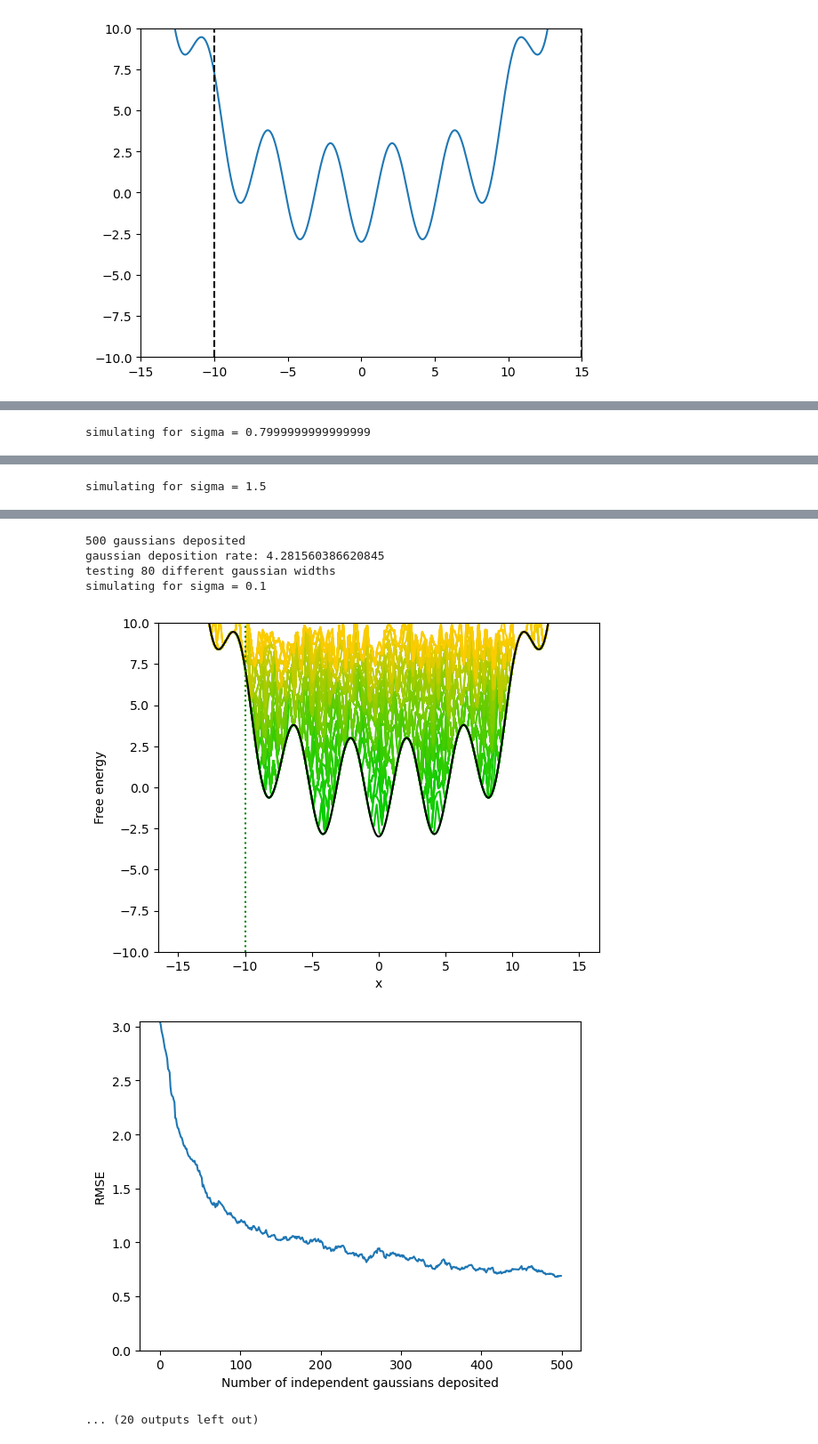
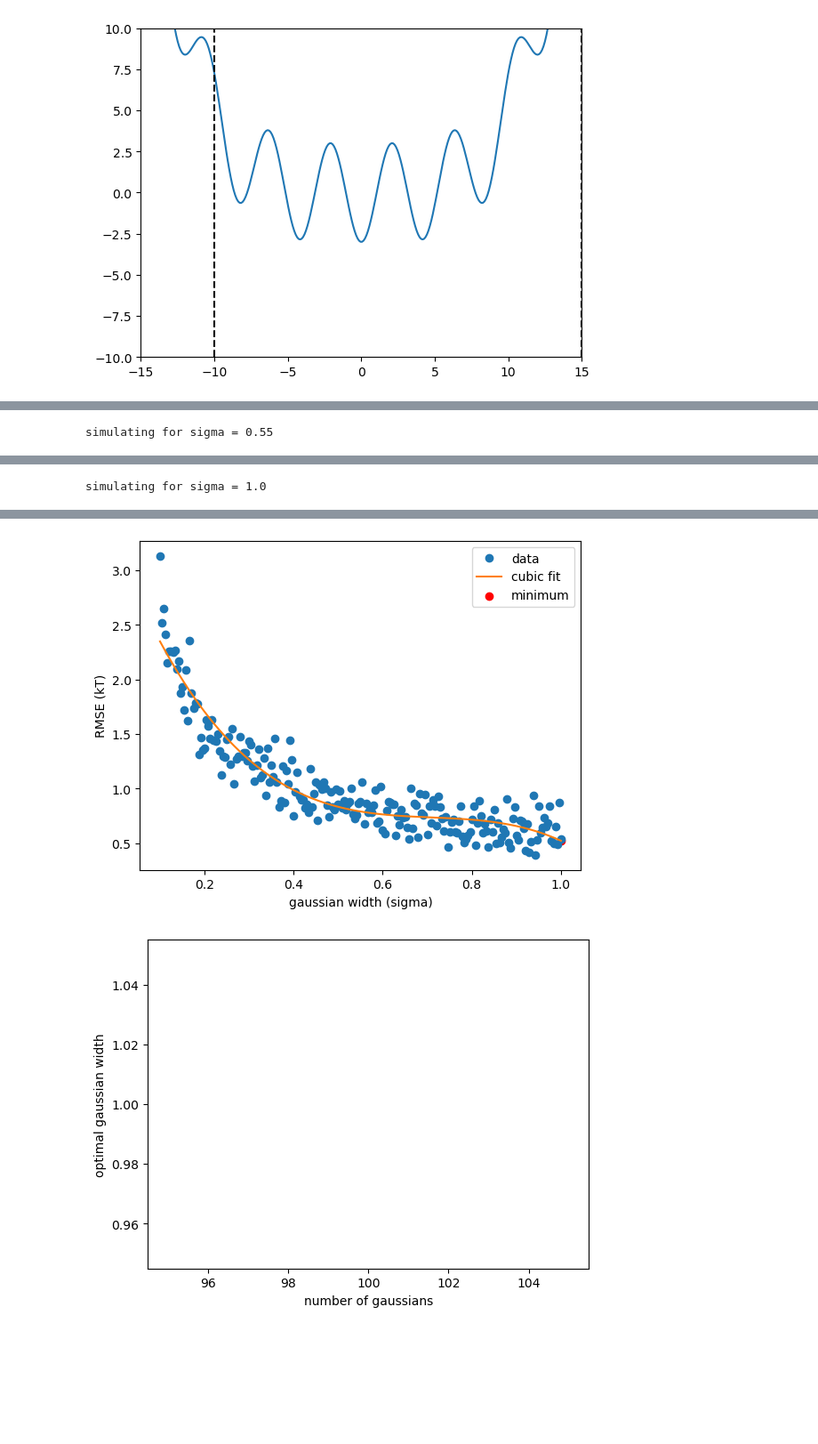
Before and after one commit to JonathanHB/mtd_gaussian_width_optimization, a Jupyter notebook: stochastic_model_v1.2_runtime_optimization.ipynb, the cells around one changed output, grey strips where cells are left out. Shown at 89% size. Saved outputs shown, nothing was run; the diff lists cells and outputs as text; code cells hidden in the pictures; blank space fills up the shorter version.

Commit message:
going to make figures

```diff
--- a/stochastic_model_v1.2_runtime_optimization.ipynb
+++ b/stochastic_model_v1.2_runtime_optimization.ipynb
@@ -156,12 +151,12 @@ importlib.reload(mfa)
 
 #make sure that the cell for the relevant system has been run most recently to avoid overwriting padfactor and x and such
 
-base_n_sigmas = 500
+base_n_sigmas = 1000
 sigma_min = 0.1
-sigma_max = 1.5
+sigma_max = 1
 #print(len(sigmas))
 
-all_nrounds = [100,500,750,1000,1500,2000,3500,5000,10000] #,20000]
+all_nrounds = [100]#250,500,750,1000,1500,2000,3500,5000,10000]#,20000]
 
 rmses_all_n = []
 sigmas_all_n = []
@@ -257 +252 @@ simulating for sigma = 0.1
-simulating for sigma = 0.7999999999999999
+simulating for sigma = 0.55
@@ -260 +255 @@ simulating for sigma = 0.7999999999999999
-simulating for sigma = 1.5
+simulating for sigma = 1.0
@@ -263,7 +258,2 @@ simulating for sigma = 1.5
-500 gaussians deposited
-gaussian deposition rate: 4.281560386620845
-testing 80 different gaussian widths
-simulating for sigma = 0.1
-[figure, old version]
+[figure, new version]
-[figure, old version]
+[figure, new version]
-... (20 outputs left out)
```
Also changed, not shown: parts of 2 cells of this notebook, 11 other files.
